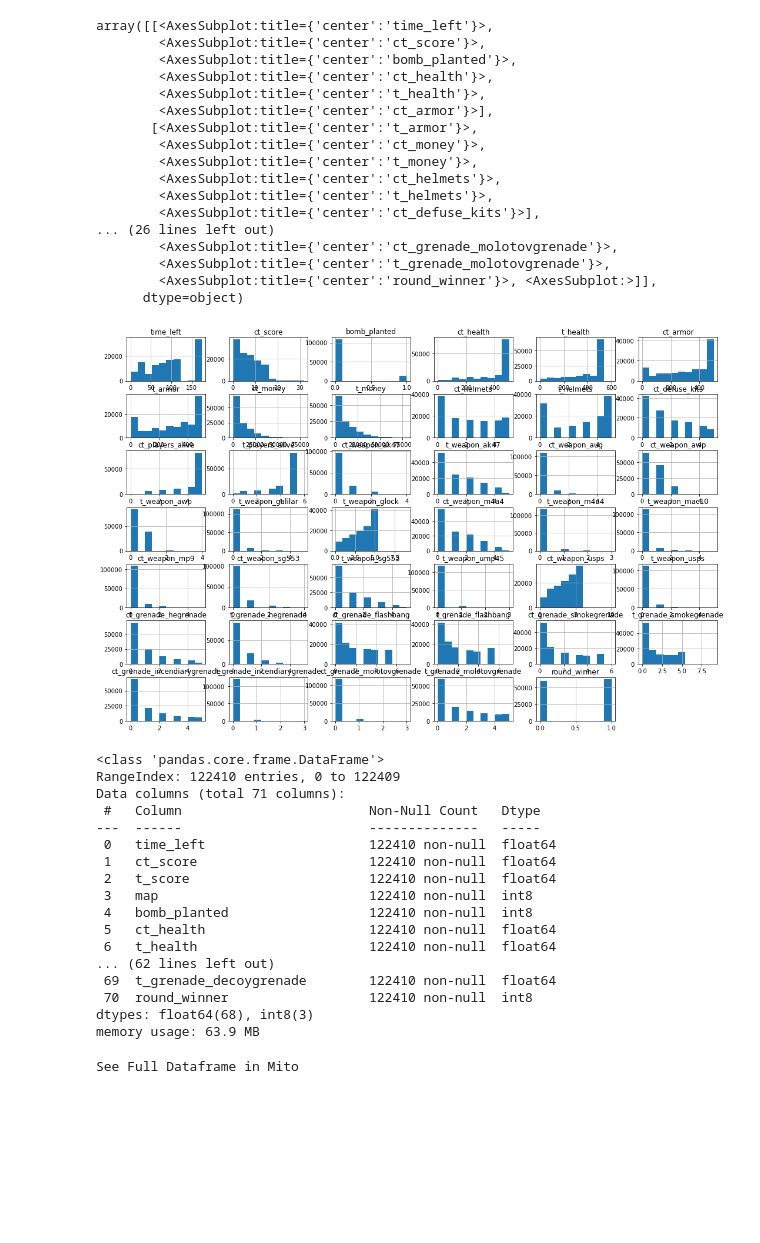
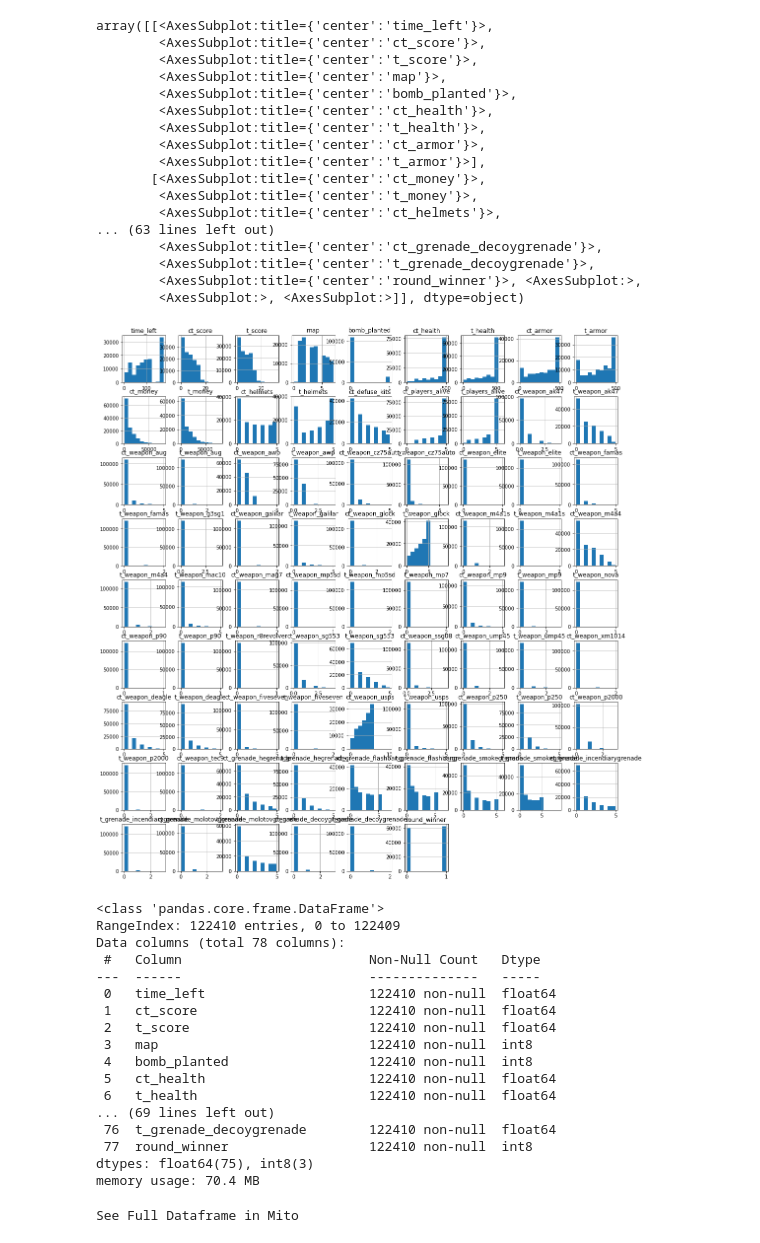
Before and after one commit to Garou-11/CSGO-Match-Winner-Prediction-using-ML, a Jupyter notebook: CSGO.ipynb, the cells around one changed output. Saved outputs shown, nothing was run; the diff lists cells and outputs as text; code cells hidden in the pictures; blank space fills up the shorter version.

```diff
--- a/CSGO.ipynb
+++ b/CSGO.ipynb
@@ -79,0 +105,7 @@ sns.heatmap(df_selected.corr().sort_values(by="round_winner"),annot=True)
+# %%
+correlation = df.corr()['round_winner']
+
+selected_columns = correlation[(abs(correlation) > 0.005)].index.tolist()
+
+df_selected = df[selected_columns]
+df_selected.shape
@@ -80,30 +118,30 @@ sns.heatmap(df_selected.corr().sort_values(by="round_winner"),annot=True)
 # %%
-df_selected.hist(figsize=(18,12))
+df_selected.hist(figsize=(18,20))
 # %% [output]
 array([[<AxesSubplot:title={'center':'time_left'}>,
         <AxesSubplot:title={'center':'ct_score'}>,
+        <AxesSubplot:title={'center':'t_score'}>,
+        <AxesSubplot:title={'center':'map'}>,
         <AxesSubplot:title={'center':'bomb_planted'}>,
         <AxesSubplot:title={'center':'ct_health'}>,
         <AxesSubplot:title={'center':'t_health'}>,
-        <AxesSubplot:title={'center':'ct_armor'}>],
-       [<AxesSubplot:title={'center':'t_armor'}>,
-        <AxesSubplot:title={'center':'ct_money'}>,
+        <AxesSubplot:title={'center':'ct_armor'}>,
+        <AxesSubplot:title={'center':'t_armor'}>],
+       [<AxesSubplot:title={'center':'ct_money'}>,
         <AxesSubplot:title={'center':'t_money'}>,
         <AxesSubplot:title={'center':'ct_helmets'}>,
-        <AxesSubplot:title={'center':'t_helmets'}>,
-        <AxesSubplot:title={'center':'ct_defuse_kits'}>],
-... (26 lines left out)
-        <AxesSubplot:title={'center':'ct_grenade_molotovgrenade'}>,
-        <AxesSubplot:title={'center':'t_grenade_molotovgrenade'}>,
-        <AxesSubplot:title={'center':'round_winner'}>, <AxesSubplot:>]],
-      dtype=object)
+... (63 lines left out)
+        <AxesSubplot:title={'center':'ct_grenade_decoygrenade'}>,
+        <AxesSubplot:title={'center':'t_grenade_decoygrenade'}>,
+        <AxesSubplot:title={'center':'round_winner'}>, <AxesSubplot:>,
+        <AxesSubplot:>, <AxesSubplot:>]], dtype=object)
-[figure, old version]
+[figure, new version]
 # %%
 df_selected.info()
 # %% [output]
 <class 'pandas.core.frame.DataFrame'>
 RangeIndex: 122410 entries, 0 to 122409
-Data columns (total 71 columns):
+Data columns (total 78 columns):
  #   Column                        Non-Null Count   Dtype
 ---  ------                        --------------   -----
  0   time_left                     122410 non-null  float64
@@ -113,9 +151,9 @@ Data columns (total 71 columns):
  4   bomb_planted                  122410 non-null  int8
  5   ct_health                     122410 non-null  float64
  6   t_health                      122410 non-null  float64
-... (62 lines left out)
- 69  t_grenade_decoygrenade        122410 non-null  float64
- 70  round_winner                  122410 non-null  int8
-dtypes: float64(68), int8(3)
-memory usage: 63.9 MB
+... (69 lines left out)
+ 76  t_grenade_decoygrenade        122410 non-null  float64
+ 77  round_winner                  122410 non-null  int8
+dtypes: float64(75), int8(3)
+memory usage: 70.4 MB
 # %%
```
Also changed, not shown: parts of 29 cells of this notebook.
